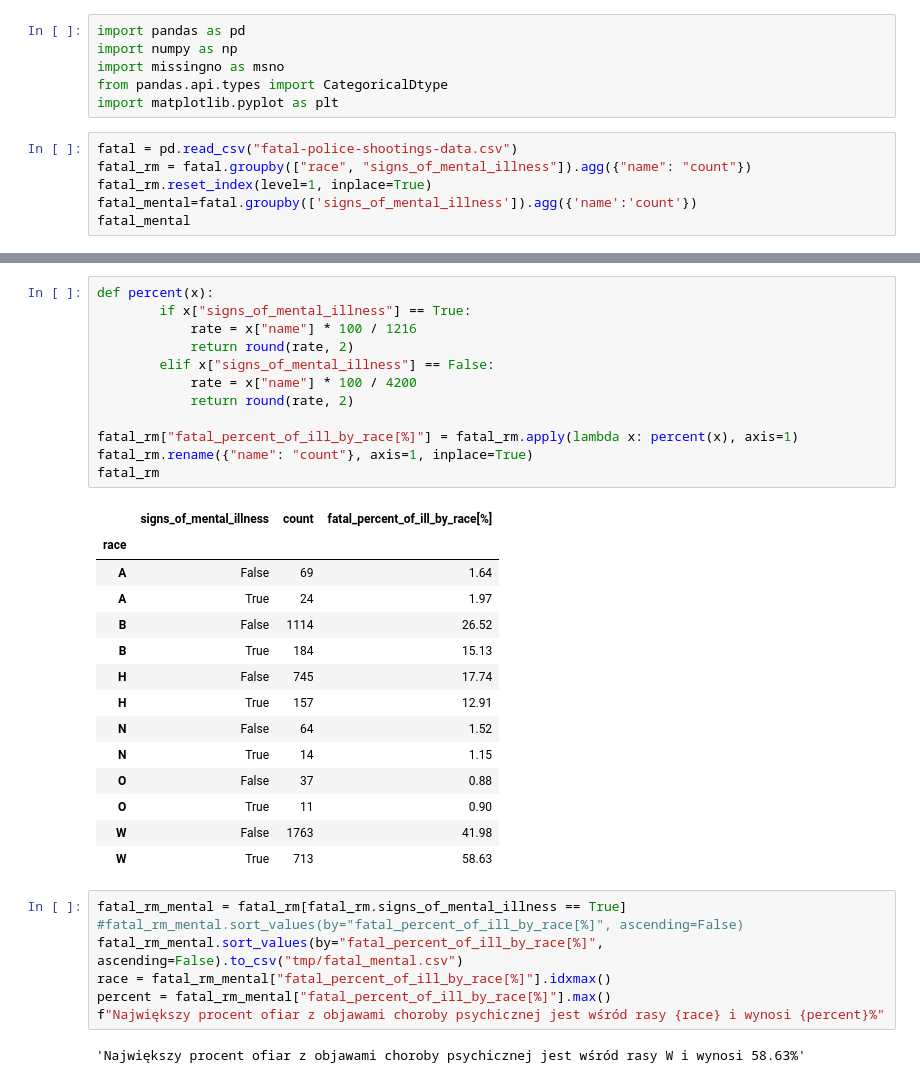
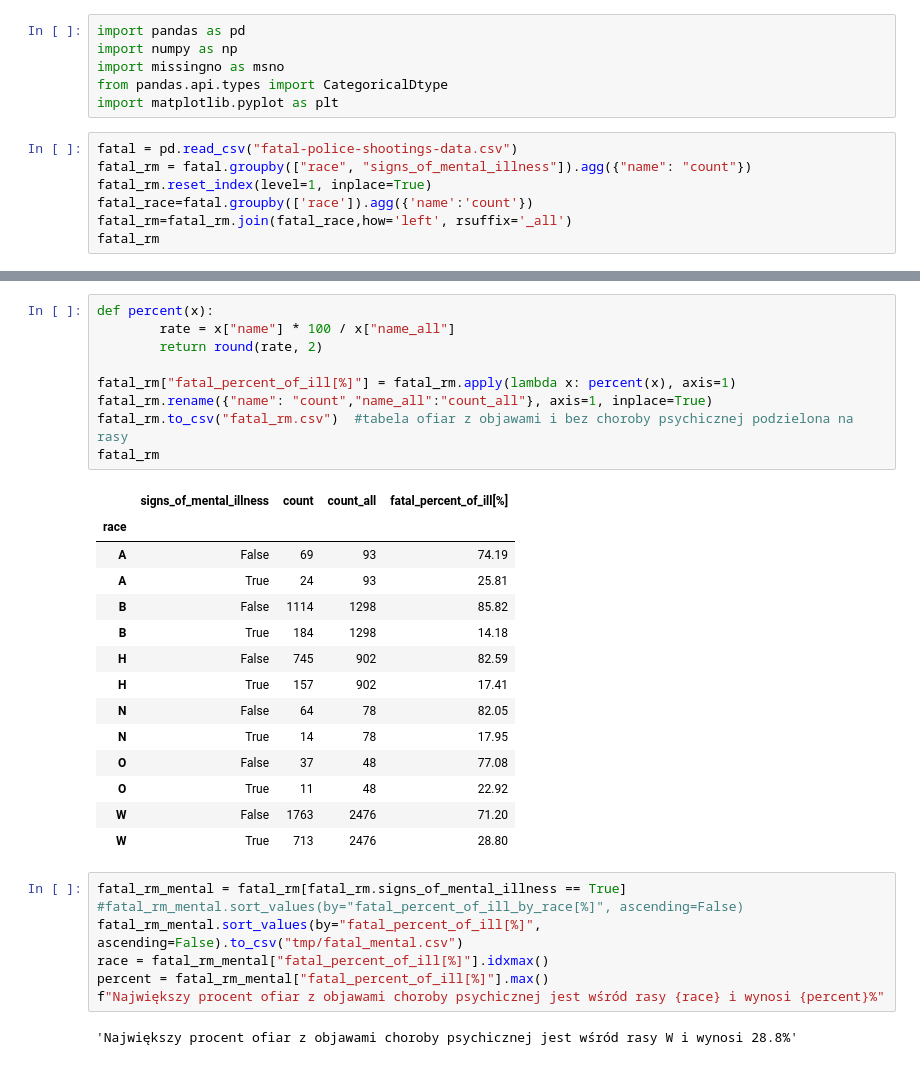
Before and after one commit to WitekHun/MOD8_2, a Jupyter notebook: Fatality.ipynb, the cells around one changed output, grey strips where cells are left out. Drawn from its saved outputs; the diff is of its cells as text.

```diff
--- a/Fatality.ipynb
+++ b/Fatality.ipynb
@@ -8,6 +8,7 @@ import matplotlib.pyplot as plt
 fatal = pd.read_csv("fatal-police-shootings-data.csv")
 fatal_rm = fatal.groupby(["race", "signs_of_mental_illness"]).agg({"name": "count"})
 fatal_rm.reset_index(level=1, inplace=True)
-fatal_mental=fatal.groupby(['signs_of_mental_illness']).agg({'name':'count'})
-fatal_mental
+fatal_race=fatal.groupby(['race']).agg({'name':'count'})
+fatal_rm=fatal_rm.join(fatal_race,how='left', rsuffix='_all')
+fatal_rm
 # %% [output]
@@ -18,38 +29,35 @@ fatal_mental
 # %%
 def percent(x):
-        if x["signs_of_mental_illness"] == True:
-            rate = x["name"] * 100 / 1216
-            return round(rate, 2)
-        elif x["signs_of_mental_illness"] == False:
-            rate = x["name"] * 100 / 4200
-            return round(rate, 2)
+        rate = x["name"] * 100 / x["name_all"]
+        return round(rate, 2)
 
-fatal_rm["fatal_percent_of_ill_by_race[%]"] = fatal_rm.apply(lambda x: percent(x), axis=1)
-fatal_rm.rename({"name": "count"}, axis=1, inplace=True)
+fatal_rm["fatal_percent_of_ill[%]"] = fatal_rm.apply(lambda x: percent(x), axis=1)
+fatal_rm.rename({"name": "count","name_all":"count_all"}, axis=1, inplace=True)
+fatal_rm.to_csv("fatal_rm.csv")  #tabela ofiar z objawami i bez choroby psychicznej podzielona na rasy
 fatal_rm
 # %% [output]
-|  | signs_of_mental_illness | count | fatal_percent_of_ill_by_race[%] |
-| race |  |  |  |
-| A | False | 69 | 1.64 |
-| A | True | 24 | 1.97 |
-| B | False | 1114 | 26.52 |
-| B | True | 184 | 15.13 |
-| H | False | 745 | 17.74 |
-| H | True | 157 | 12.91 |
-| N | False | 64 | 1.52 |
-| N | True | 14 | 1.15 |
-| O | False | 37 | 0.88 |
-| O | True | 11 | 0.90 |
-| W | False | 1763 | 41.98 |
-| W | True | 713 | 58.63 |
+|  | signs_of_mental_illness | count | count_all | fatal_percent_of_ill[%] |
+| race |  |  |  |  |
+| A | False | 69 | 93 | 74.19 |
+| A | True | 24 | 93 | 25.81 |
+| B | False | 1114 | 1298 | 85.82 |
+| B | True | 184 | 1298 | 14.18 |
+| H | False | 745 | 902 | 82.59 |
+| H | True | 157 | 902 | 17.41 |
+| N | False | 64 | 78 | 82.05 |
+| N | True | 14 | 78 | 17.95 |
+| O | False | 37 | 48 | 77.08 |
+| O | True | 11 | 48 | 22.92 |
+| W | False | 1763 | 2476 | 71.20 |
+| W | True | 713 | 2476 | 28.80 |
 # %%
 fatal_rm_mental = fatal_rm[fatal_rm.signs_of_mental_illness == True]
 #fatal_rm_mental.sort_values(by="fatal_percent_of_ill_by_race[%]", ascending=False)
-fatal_rm_mental.sort_values(by="fatal_percent_of_ill_by_race[%]", ascending=False).to_csv("tmp/fatal_mental.csv")
-race = fatal_rm_mental["fatal_percent_of_ill_by_race[%]"].idxmax()
-percent = fatal_rm_mental["fatal_percent_of_ill_by_race[%]"].max()
+fatal_rm_mental.sort_values(by="fatal_percent_of_ill[%]", ascending=False).to_csv("tmp/fatal_mental.csv")
+race = fatal_rm_mental["fatal_percent_of_ill[%]"].idxmax()
+percent = fatal_rm_mental["fatal_percent_of_ill[%]"].max()
 f"Największy procent ofiar z objawami choroby psychicznej jest wśród rasy {race} i wynosi {percent}%"
 # %% [output]
-'Największy procent ofiar z objawami choroby psychicznej jest wśród rasy W i wynosi 58.63%'
+'Największy procent ofiar z objawami choroby psychicznej jest wśród rasy W i wynosi 28.8%'
 # %%
 fatal["date"] = pd.to_datetime(fatal["date"])
```
Also changed, not shown: parts of 9 cells of this notebook, 3 other files.
